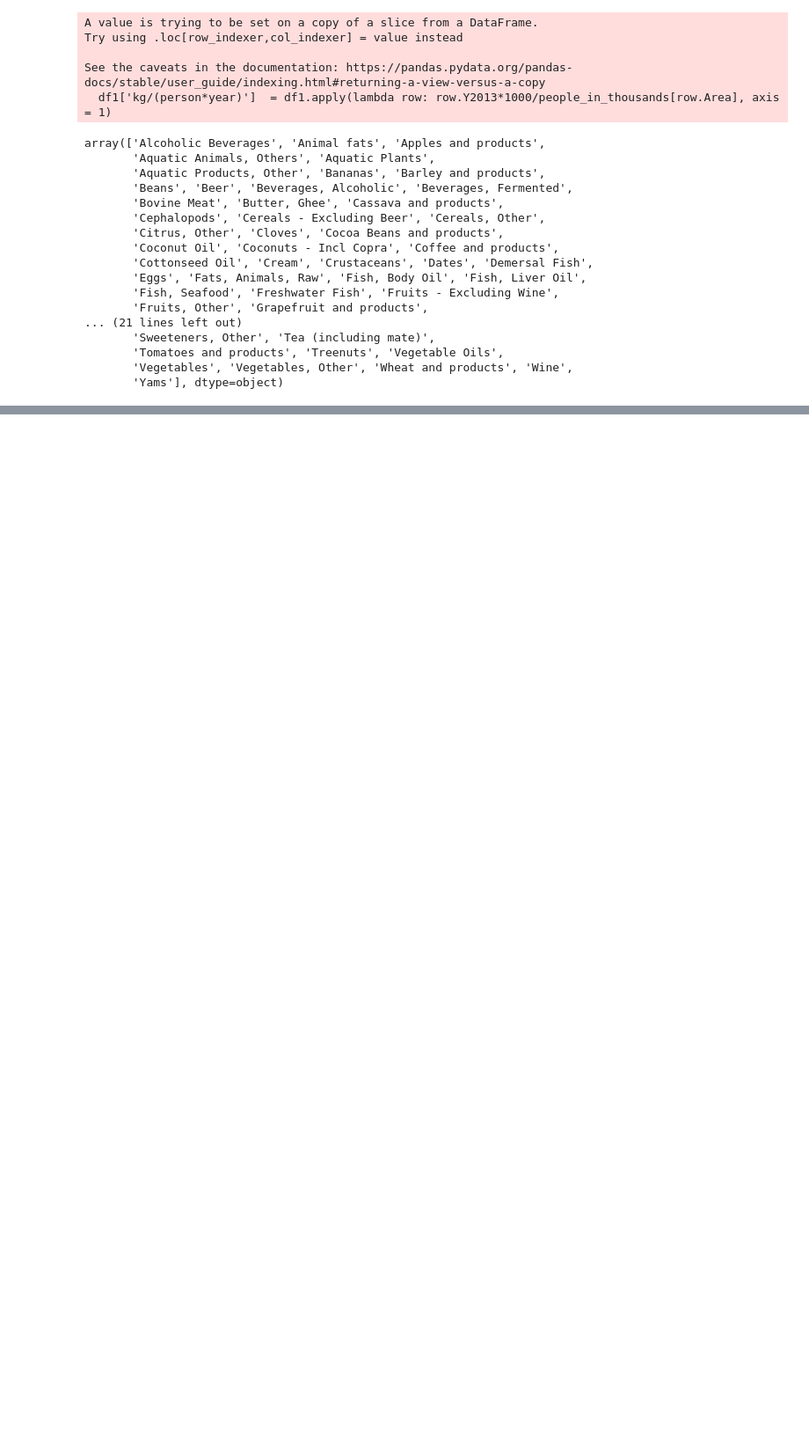
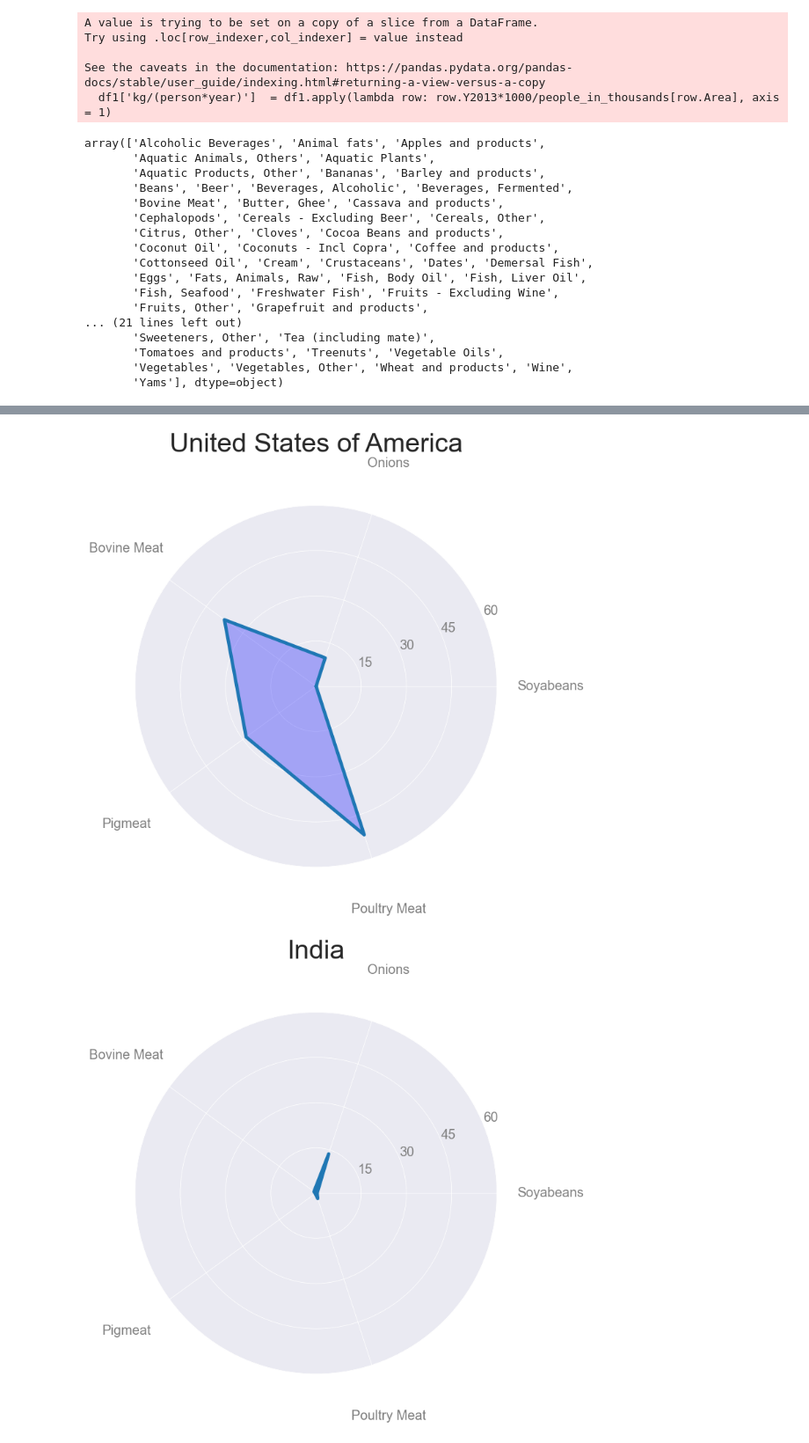
Before and after one commit to azoz01/twd-projekt-1, a Jupyter notebook: plots.ipynb, the cells around one changed output, grey strips where cells are left out. Shown: that part at 88% size. Saved outputs shown, nothing was run; the diff lists cells and outputs as text; code cells hidden in the pictures; blank space fills up the shorter version.

```diff
--- a/plots.ipynb
+++ b/plots.ipynb
@@ -152,0 +226,18 @@ plt.savefig('./plots/jedzonko.png')
+# %%
+people_in_thousands = {'United States of America':309011,
+                       'India':1234281,
+                       'Senegal':12678,
+                      'Poland':38040,
+                      'China, mainland': 1357000,
+                      'Venezuela (Bolivarian Republic of)': 29780}
+for country in people_in_thousands.keys():
+    df_test = dfcountry[dfcountry.Area == country]
+
+    df_test = pd.DataFrame(df_test.values[:,[3,5]].transpose())
+    df_test.columns = df_test.iloc[0]
+
+    df_test = df_test[1:].reset_index().drop('index', axis =1)
+    spider(df_test, country).savefig('./plots/radar_plotsjajuszko/'+country+'.svg', bbox_inches='tight')
+# %% [output]
+[figure, added]
+[figure, added]
```
Also changed, not shown: parts of 8 cells of this notebook.
